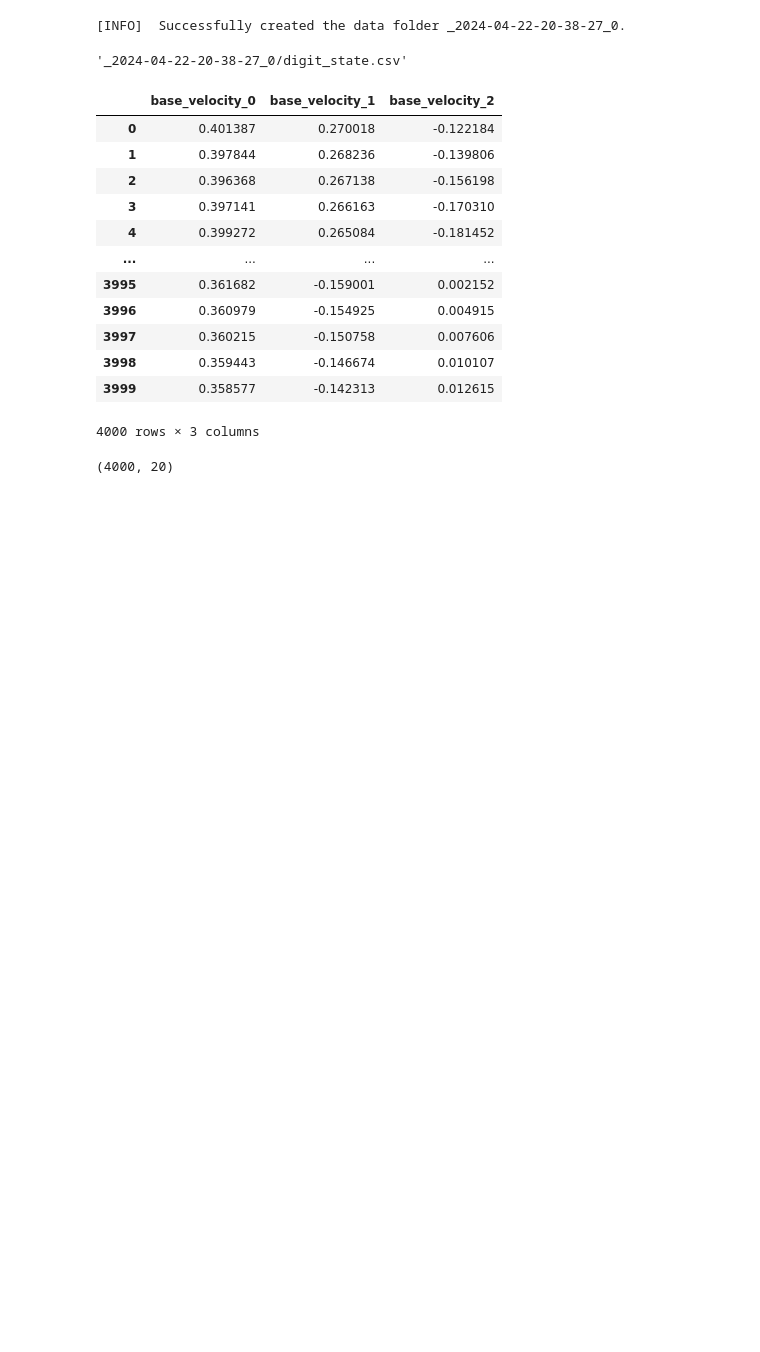
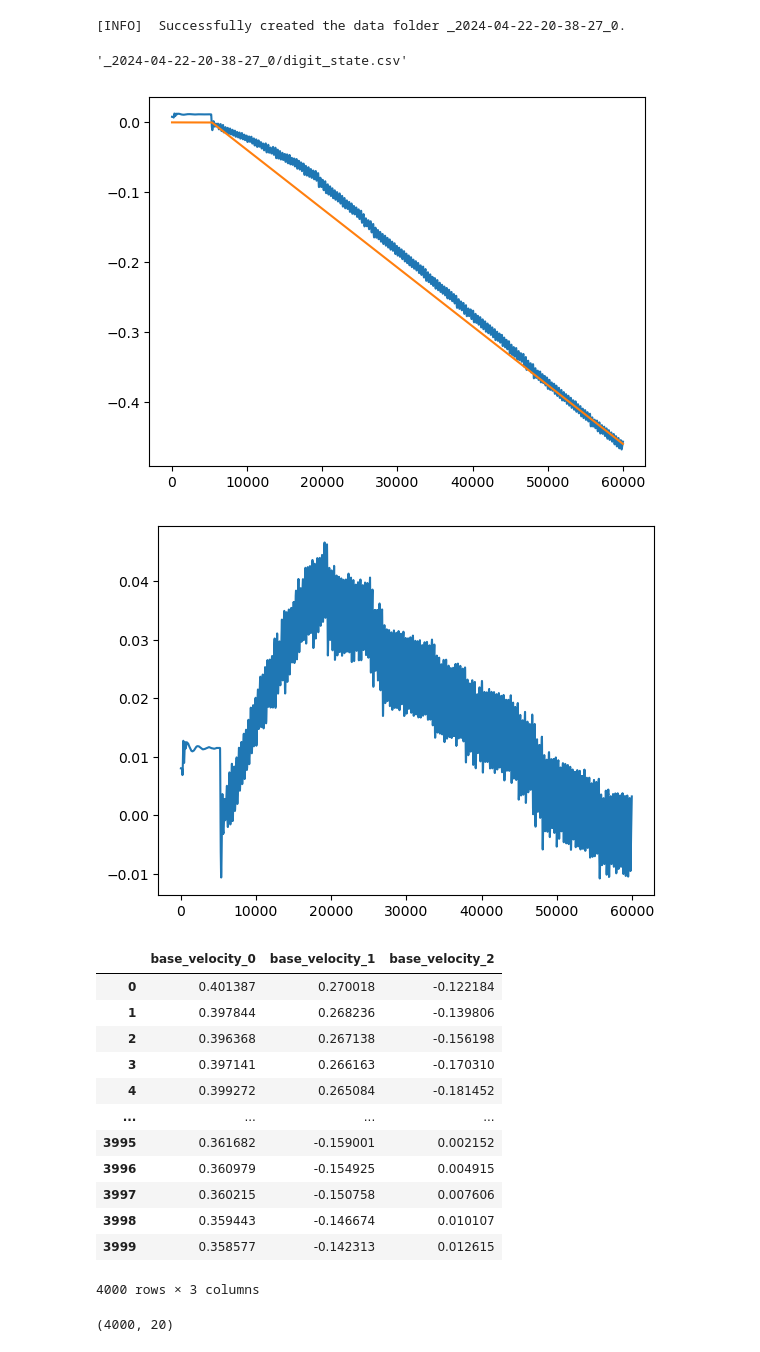
Before and after one commit to FeiyangWuPK/RoboticsGym, a Jupyter notebook: roboticsgym/envs/reference_trajectories/bag2bin.ipynb, the cells around one changed output. Saved outputs shown, nothing was run; the diff lists cells and outputs as text; code cells hidden in the pictures; blank space fills up the shorter version.

Commit message:
Modify trajectory with z compensation for state estimation error.

```diff
--- a/roboticsgym/envs/reference_trajectories/bag2bin.ipynb
+++ b/roboticsgym/envs/reference_trajectories/bag2bin.ipynb
@@ -30,3 +30,25 @@ pd.concat([position_full, velocity_full, torque, base_position, base_velocity],
+# %%
+base_position_bak = base_position.copy()
+# %%
+import matplotlib.pyplot as plt
+base_position = base_position_bak.copy()
+# base_position['base_position_2'].plot()
+time_period = range(0,60000)
+plt.plot(base_position.loc[time_period, 'base_position_2'])
+
+# Manual set compensate
+z_compensate = np.zeros(60000)
+z_compensate[5300:] = np.linspace(0, -0.46, 60000-5300)
+plt.plot(z_compensate)
+plt.show()
+
+base_position['base_position_2'] = base_position['base_position_2'] - z_compensate
+plt.plot(base_position.loc[time_period, 'base_position_2'])
+
+pd.concat([position_full, velocity_full, torque, base_position, base_velocity], axis=1).to_csv('digit_state_20240514.csv', index=False)
+# %% [output]
+[figure, added]
+[figure, added]
 # %%
 import scipy
 import numpy as np
```
Also changed, not shown: parts of 1 cell of this notebook, 1 other file.
